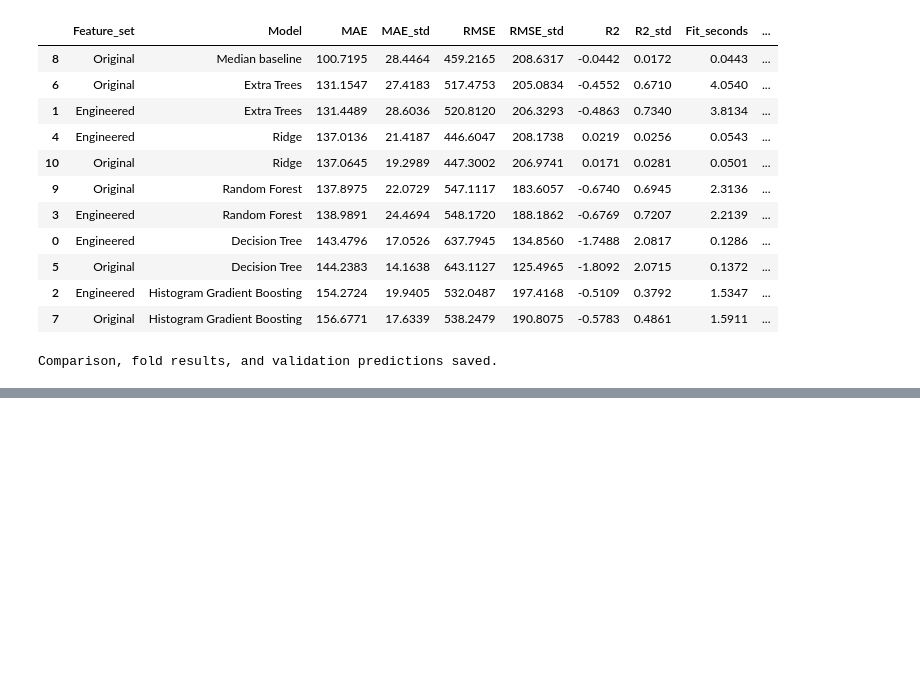
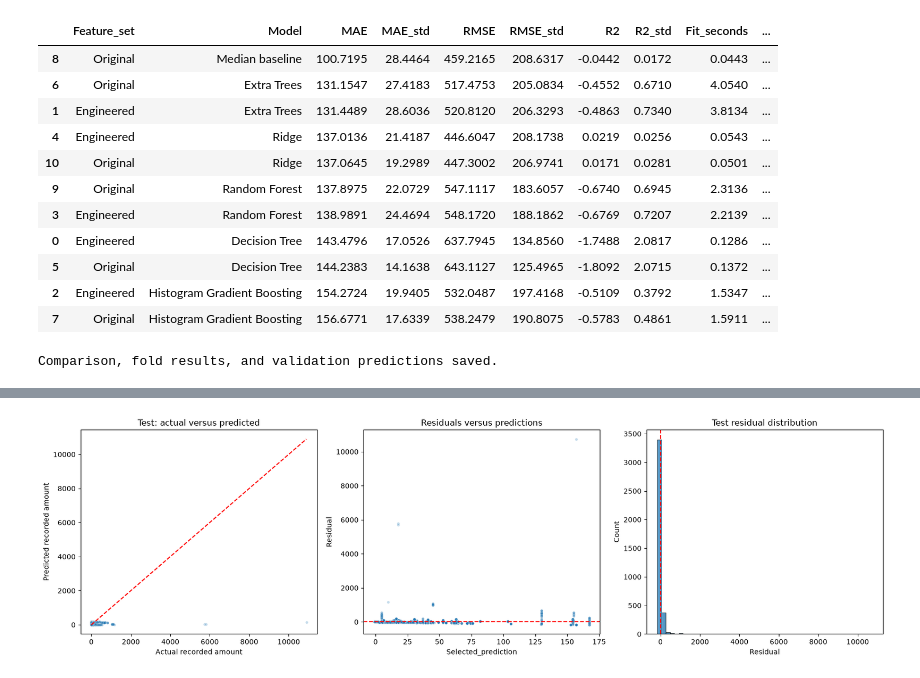
Before and after one commit to mhdAfrin/Machine-Learning---WeaveIQ-, a Jupyter notebook: notebooks/04_features_and_preprocessing.ipynb, the cells around one changed output, grey strips where cells are left out. Drawn from its saved outputs; the diff is of its cells as text; code cells hidden in the pictures; blank space fills up the shorter version.

Commit message:
Save completed tuning and final test evaluation

```diff
--- a/notebooks/04_features_and_preprocessing.ipynb
+++ b/notebooks/04_features_and_preprocessing.ipynb
@@ -358,0 +1047,68 @@ Comparison, fold results, and validation predictions saved.
+# %%
+import matplotlib.pyplot as plt
+import seaborn as sns
+
+figures = project / "reports/figures"
+figures.mkdir(parents=True, exist_ok=True)
+
+fig, axes = plt.subplots(1, 3, figsize=(17, 5))
+
+# Actual versus predicted
+sns.scatterplot(
+    data=test_predictions,
+    x="Actual",
+    y="Selected_prediction",
+    alpha=0.25,
+    s=15,
+    ax=axes[0],
+)
+
+lower = min(
+    0,
+    test_predictions["Selected_prediction"].min(),
+)
+upper = max(
+    test_predictions["Actual"].max(),
+    test_predictions["Selected_prediction"].max(),
+)
+
+axes[0].plot(
+    [lower, upper],
+    [lower, upper],
+    color="red",
+    linestyle="--",
+)
+axes[0].set_title("Test: actual versus predicted")
+axes[0].set_xlabel("Actual recorded amount")
+axes[0].set_ylabel("Predicted recorded amount")
+
+# Residuals versus predictions
+sns.scatterplot(
+    data=test_predictions,
+    x="Selected_prediction",
+    y="Residual",
+    alpha=0.25,
+    s=15,
+    ax=axes[1],
+)
+axes[1].axhline(0, color="red", linestyle="--")
+axes[1].set_title("Residuals versus predictions")
+
+# Residual distribution
+sns.histplot(
+    data=test_predictions,
+    x="Residual",
+    bins=50,
+    ax=axes[2],
+)
+axes[2].axvline(0, color="red", linestyle="--")
+axes[2].set_title("Test residual distribution")
+
+fig.tight_layout()
+fig.savefig(
+    figures / "final_test_prediction_errors.png",
+    dpi=160,
+)
+plt.show()
+# %% [output]
+[figure, added]
```
Also changed, not shown: parts of 7 cells of this notebook, 19 other files.
